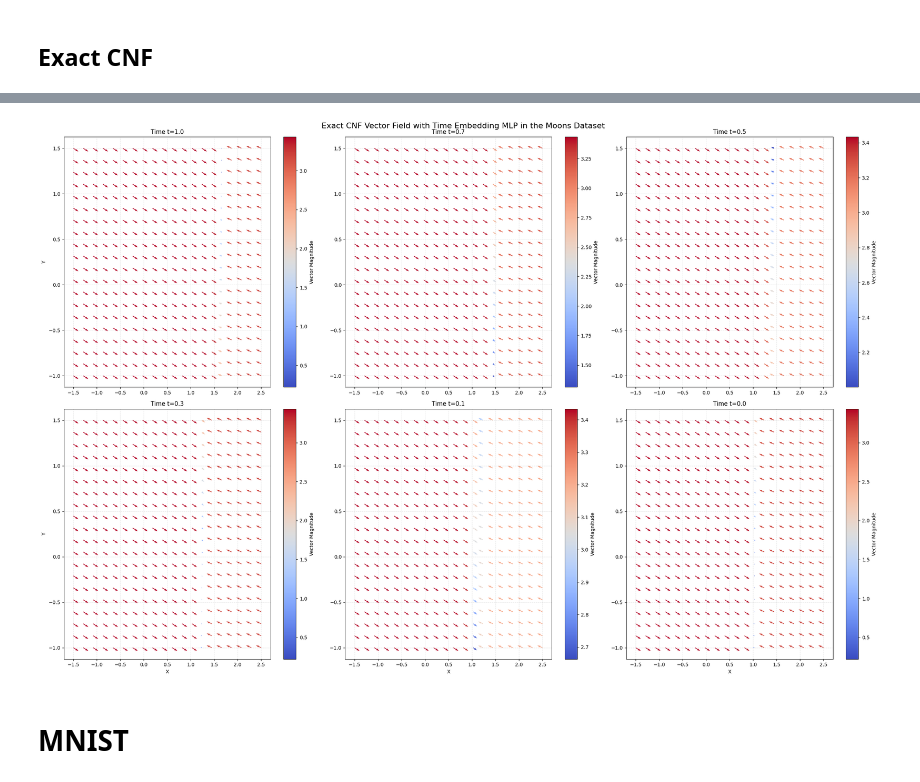
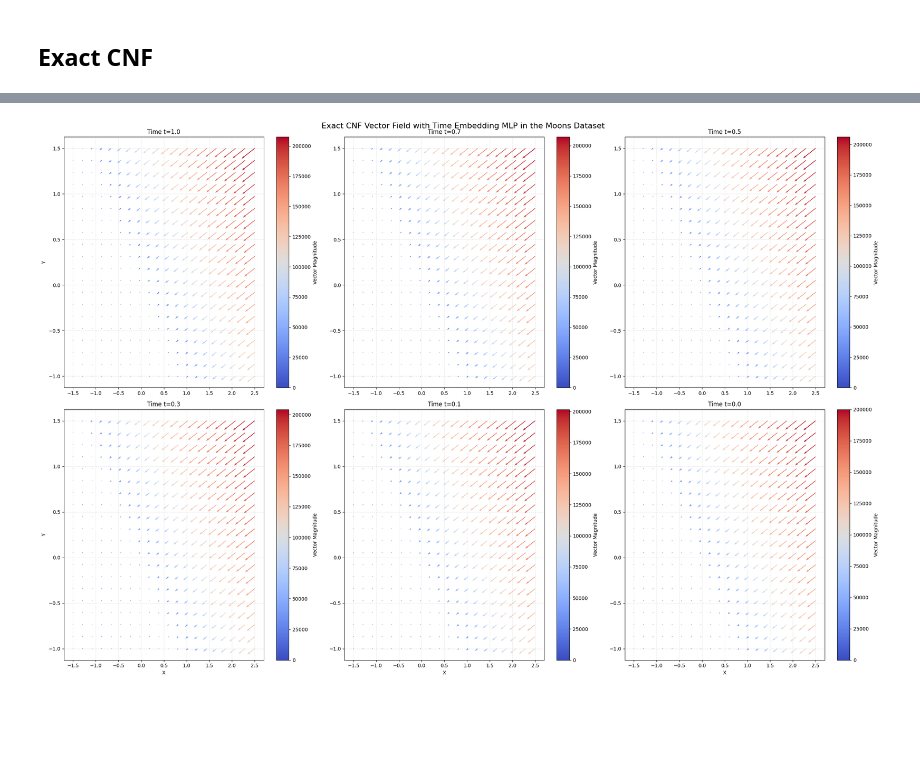
Before and after one commit to lucasbanunes/even-flow-pearl-jam.mp3, a Jupyter notebook: 02_cnf_trace_computation.ipynb, the cells around one changed output, grey strips where cells are left out. Saved outputs shown, nothing was run; the diff lists cells and outputs as text; code cells hidden in the pictures; blank space fills up the shorter version.

```diff
--- a/02_cnf_trace_computation.ipynb
+++ b/02_cnf_trace_computation.ipynb
@@ -116,2 +292,5 @@ fig.tight_layout()
 # %% [markdown]
 ## Exact CNF
+# %%
+experiment_name = 'Moons Exact CNF 2'
+mlflow.set_experiment(experiment_name)
@@ -167,0 +375,8 @@ exact_cnf_comparison_plot[0].tight_layout()
+# %%
+experiment = mlflow.get_experiment_by_name(experiment_name)
+exact_cnf_runs_df = mlflow.search_runs(experiment_ids=[experiment.experiment_id])
+exact_cnf_runs_df = exact_cnf_runs_df[exact_cnf_runs_df['status'] == 'FINISHED']
+exact_cnf_runs_df['params.model.vector_field.activations'] = exact_cnf_runs_df['params.model.vector_field.activations'].apply(
+    lambda x: json.loads(x)[0]
+)
+exact_cnf_runs_df
@@ -167,0 +436,19 @@ exact_cnf_comparison_plot[0].tight_layout()
+# %%
+fig, ax = plt.subplots()
+ax.grid(alpha=.3, linestyle='--')
+sns.histplot(
+    exact_cnf_runs_df,
+    x='metrics.fit_duration',
+    ax=ax,
+    cbar=True,
+    cbar_kws={'label': 'Count'},
+    bins=20
+)
+plt.bar_label(ax.containers[0], fmt='%.0f', label_type='edge', padding=3,
+              fontsize='x-small', alpha=0.7)
+ax.set_title(
+    'First Epoch duration Distribution',
+    fontsize='large'
+)
+ax.set_xlabel('Time (seconds)', fontsize='medium')
+fig.tight_layout()
@@ -167,0 +459,8 @@ exact_cnf_comparison_plot[0].tight_layout()
+# %%
+min_exact_cnf_idx = exact_cnf_runs_df['metrics.test.loss'].idxmin()
+min_exact_cnf_run = exact_cnf_runs_df.loc[min_exact_cnf_idx]
+for job in exact_cnf_jobs:
+    if job.id_ == min_exact_cnf_run['run_id']:
+        min_exact_cnf_job = job
+        break
+min_exact_cnf_job
@@ -168,23 +493,21 @@ exact_cnf_comparison_plot[0].tight_layout()
 # %%
 fig, axes = plt.subplots(2, 3, figsize=(24, 16))
 for ax in axes[-1, :].flatten():
     ax.set_xlabel('X')
 for ax in axes[:, 0].flatten():
     ax.set_ylabel('Y')
 times = [1.0, 0.7, 0.5, 0.3, 0.1, 0.0]
 for t, ax in zip(times, axes.flatten()):
     ax.set_title(f'Time t={t}')
     ax.grid(alpha=.3, linestyle='--')
-    exact_cnf_job.vector_field_plot(
+    min_exact_cnf_job.vector_field_plot(
         x=torch.linspace(-1.5, 2.5, 20),
         y=torch.linspace(-1.0, 1.5, 20),
         t=t,
         ax=ax,
         cmap='coolwarm'
     )
 fig.suptitle('Exact CNF Vector Field with Time Embedding MLP in the Moons Dataset', fontsize=16)
 fig.tight_layout()
 # %% [output]
-[figure, old version]
+[figure, new version]
-# %% [markdown]
-# MNIST
```
Also changed, not shown: parts of 31 cells of this notebook, 11 other files.
